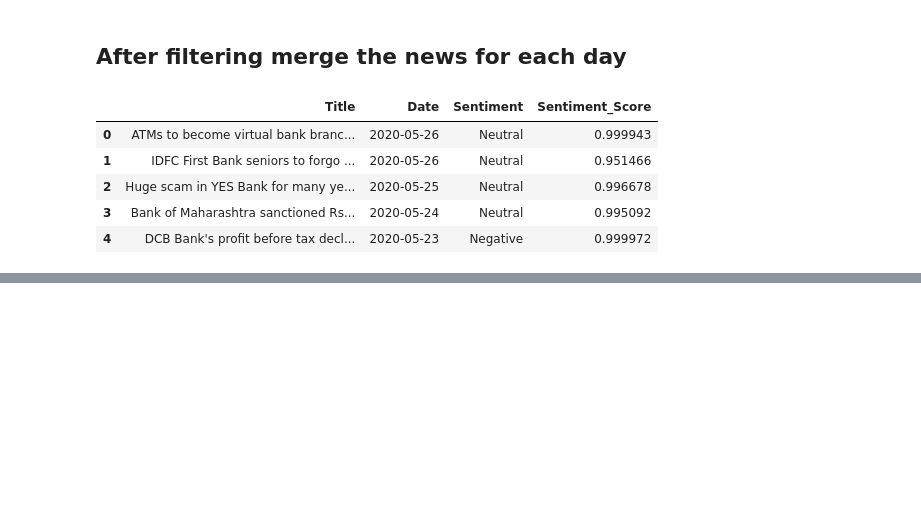
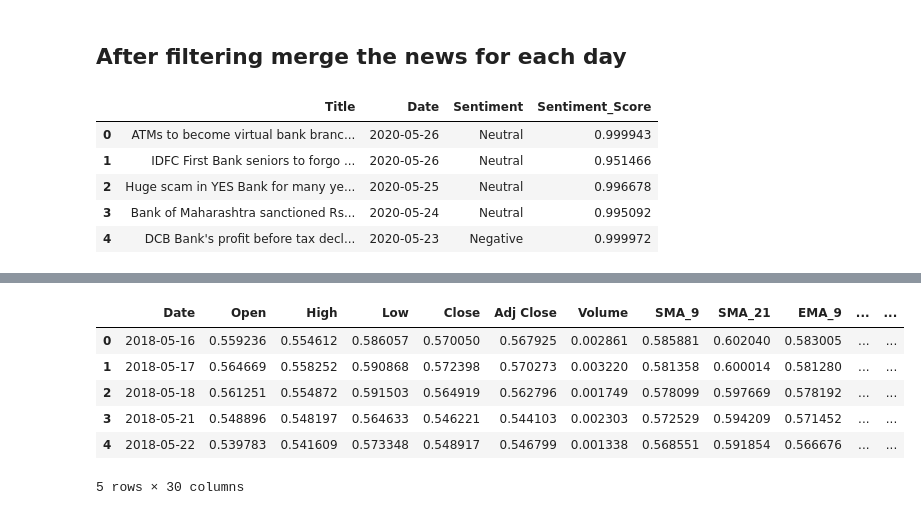
Before and after one commit to sachinprasanna7/Stock-Movement-Prediction-using-Spectrograms-Technical-Indicators-and-News, a Jupyter notebook: load_financia_news.ipynb, the cells around one changed output, grey strips where cells are left out. Drawn from its saved outputs; the diff is of its cells as text; code cells hidden in the pictures; blank space fills up the shorter version.

```diff
--- a/load_financia_news.ipynb
+++ b/load_financia_news.ipynb
@@ -370,0 +387,11 @@ updated_grouped_df.to_csv('updated_daily_sentiment.csv', index=False)
+# %%
+hdfc_stock_price = pd.read_csv("data/stock_technical_data/BANDHANBNK.NS.csv")
+hdfc_stock_price.head()
+# %% [output]
+|  | Date | Open | High | Low | Close | Adj Close | Volume | SMA_9 | SMA_21 | EMA_9 | ... | ... |
+| 0 | 2018-05-16 | 0.559236 | 0.554612 | 0.586057 | 0.570050 | 0.567925 | 0.002861 | 0.585881 | 0.602040 | 0.583005 | ... | ... |
+| 1 | 2018-05-17 | 0.564669 | 0.558252 | 0.590868 | 0.572398 | 0.570273 | 0.003220 | 0.581358 | 0.600014 | 0.581280 | ... | ... |
+| 2 | 2018-05-18 | 0.561251 | 0.554872 | 0.591503 | 0.564919 | 0.562796 | 0.001749 | 0.578099 | 0.597669 | 0.578192 | ... | ... |
+| 3 | 2018-05-21 | 0.548896 | 0.548197 | 0.564633 | 0.546221 | 0.544103 | 0.002303 | 0.572529 | 0.594209 | 0.571452 | ... | ... |
+| 4 | 2018-05-22 | 0.539783 | 0.541609 | 0.573348 | 0.548917 | 0.546799 | 0.001338 | 0.568551 | 0.591854 | 0.566676 | ... | ... |
+5 rows × 30 columns
```
Also changed, not shown: parts of 7 cells of this notebook.
